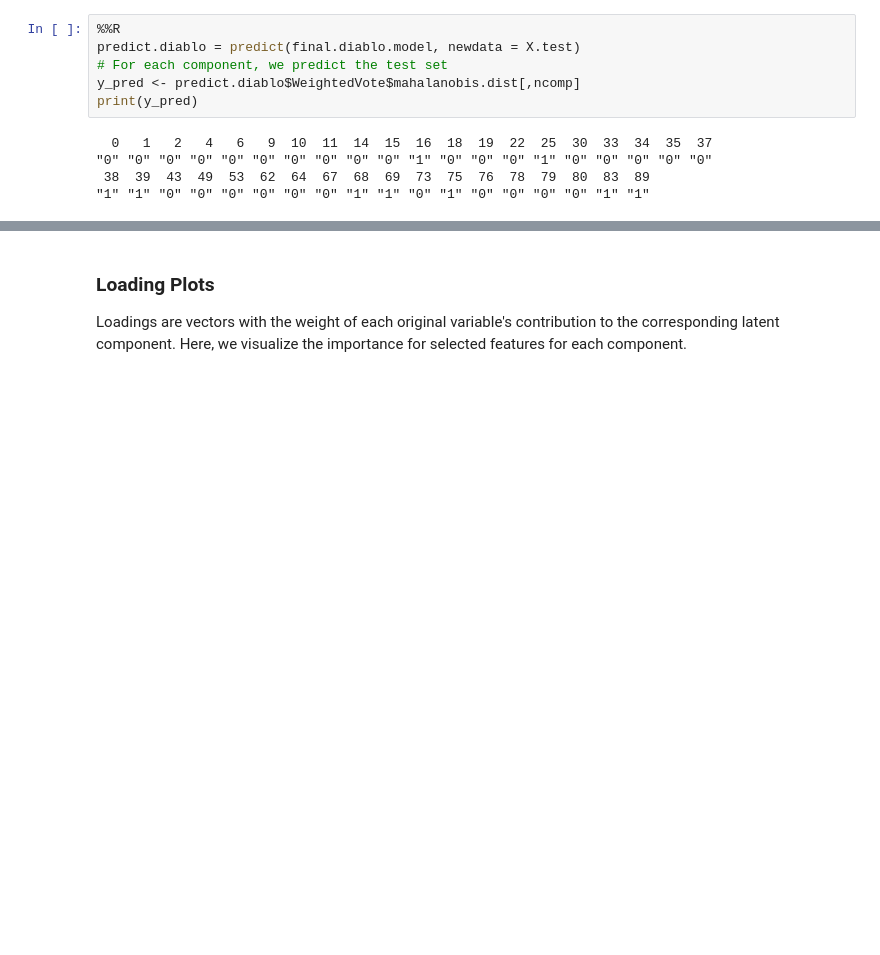
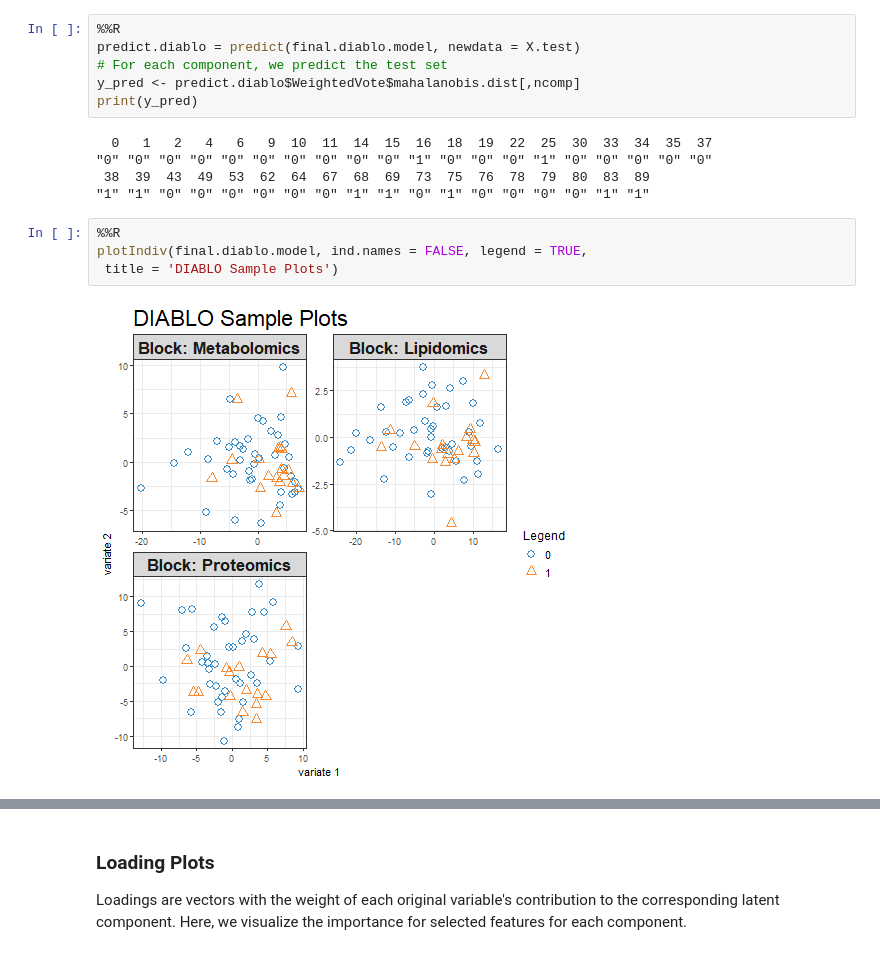
Before and after one commit to mmmmaja/ThesisFinal, a Jupyter notebook: binary_classification/models/DIABLO.ipynb, the cells around one changed output, grey strips where cells are left out. Cells and saved outputs as stored; diff of their text form; blank space fills up the shorter version.

```diff
--- a/binary_classification/models/DIABLO.ipynb
+++ b/binary_classification/models/DIABLO.ipynb
@@ -346,6 +358,12 @@ print(y_pred)
 "0" "0" "0" "0" "0" "0" "0" "0" "0" "0" "1" "0" "0" "0" "1" "0" "0" "0" "0" "0"
  38  39  43  49  53  62  64  67  68  69  73  75  76  78  79  80  83  89
 "1" "1" "0" "0" "0" "0" "0" "0" "1" "1" "0" "1" "0" "0" "0" "0" "1" "1"
+# %%
+%%R
+plotIndiv(final.diablo.model, ind.names = FALSE, legend = TRUE,
+ title = 'DIABLO Sample Plots')
+# %% [output]
+[figure, added]
 # %%
 # Back to python!
 # Final evaluation of the model
```
Also changed, not shown: parts of 5 cells of this notebook, 17 other files.
